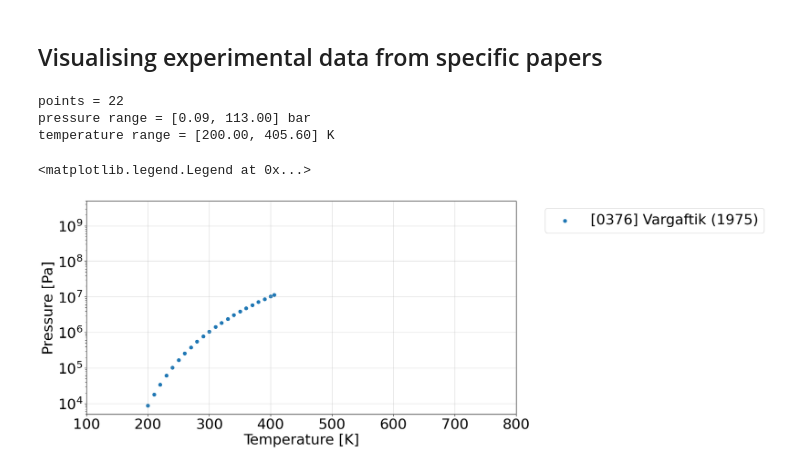
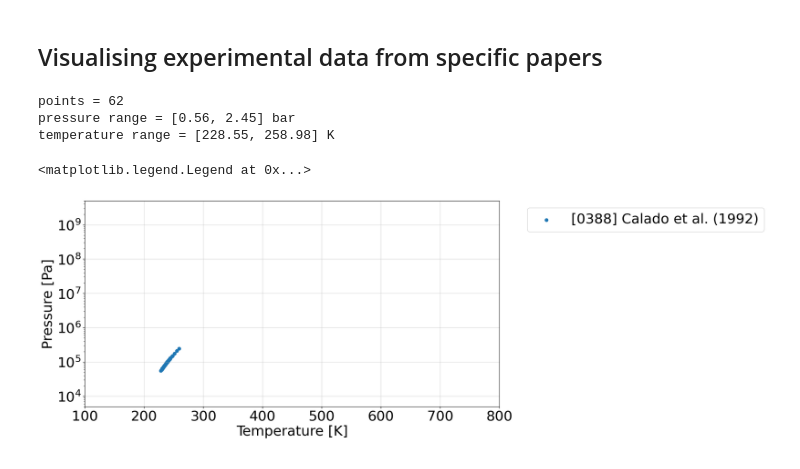
Before and after one commit to CatDN/mordu, a Jupyter notebook: ammonia.ipynb, the cells around one changed output. Cells and saved outputs as stored; diff of their text form; code cells hidden in the pictures.

Commit message:
saturation data per paper graphs

```diff
--- a/ammonia.ipynb
+++ b/ammonia.ipynb
@@ -198,35 +198,37 @@ all_papers = {
     # 368: ["Muromachi et al.", 2008, paper_path(368)],
     # 369: ["Perman and Davies", 1906, paper_path(369)],
     # 370: ["Sato et al.", 2005, paper_path(370)],
     # 372: ["Zander and Thomas", 1979, paper_path(372)],
     # 373: ["Harlow et al.", 1997, paper_path(373)],
     # 374: ["United States Bureau of Standards", 1923, paper_path(374)],
     376: ["Vargaftik", 1975, paper_path(376)],
+    386: ["Burrell and Robertson", 1915, paper_path(386)],
+    388: ["Calado et al.", 1992, paper_path(388)]
 }
 
 # choose the paper
-paper = 376
+paper = 388
 
 # the data
 data = pd.read_excel(f"dataframes/experimental_data_saturation/0{str(paper)}.xlsx")
 
 # data ranges
 print(f"points = {data.index[-1]+1}")
 print(f"pressure range = [{min(data['P_SI']/1e5):.2f}, {max(data['P_SI']/1e5):.2f}] bar")
 print(f"temperature range = [{min(data['T_SI']):.2f}, {max(data['T_SI']):.2f}] K")
 
 
 fig, ax = plt.subplots()
 
 
 ax.scatter(data["T_SI"], data["P_SI"], label =  f"[0{paper}] " + all_papers[paper][0] + " " + f"({all_papers[paper][1]})")
 
 ax.set(yscale="log", ylabel="Pressure [Pa]", xlabel="Temperature [K]", xlim=(100, 800), ylim=(5e3, 5e9))
 ax.grid(alpha=0.5)
 ax.legend(loc="upper left", bbox_to_anchor=(1.05,1))
 # %% [output]
-points = 22
-pressure range = [0.09, 113.00] bar
-temperature range = [200.00, 405.60] K
+points = 62
+pressure range = [0.56, 2.45] bar
+temperature range = [228.55, 258.98] K
 <matplotlib.legend.Legend at 0x...>
-[figure, old version]
+[figure, new version]
```
